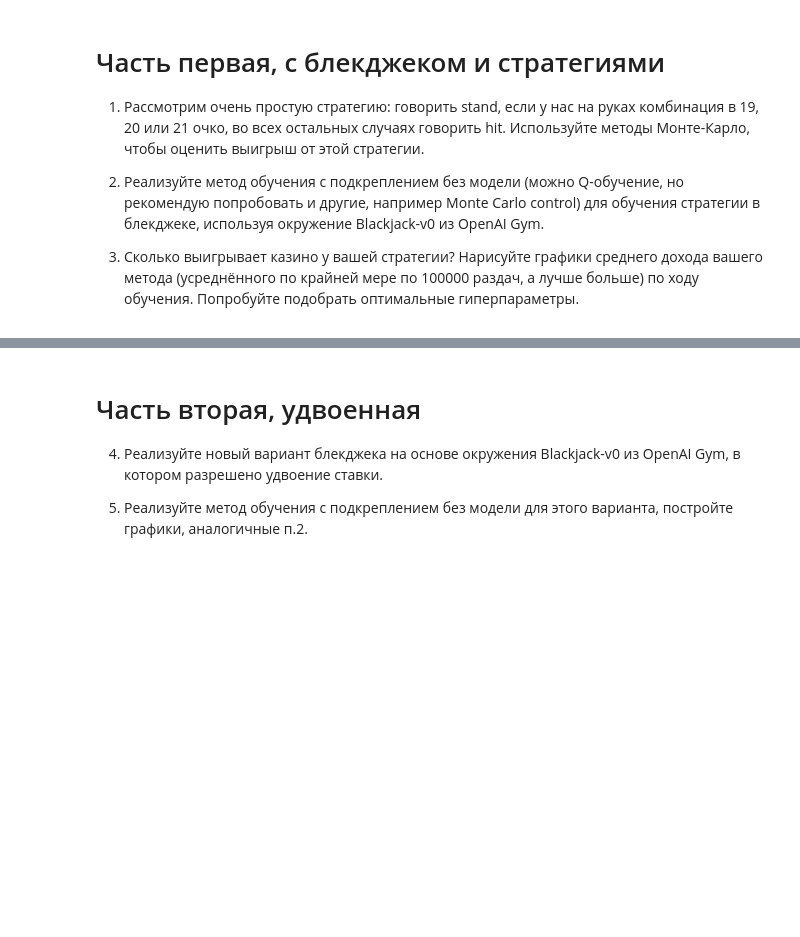
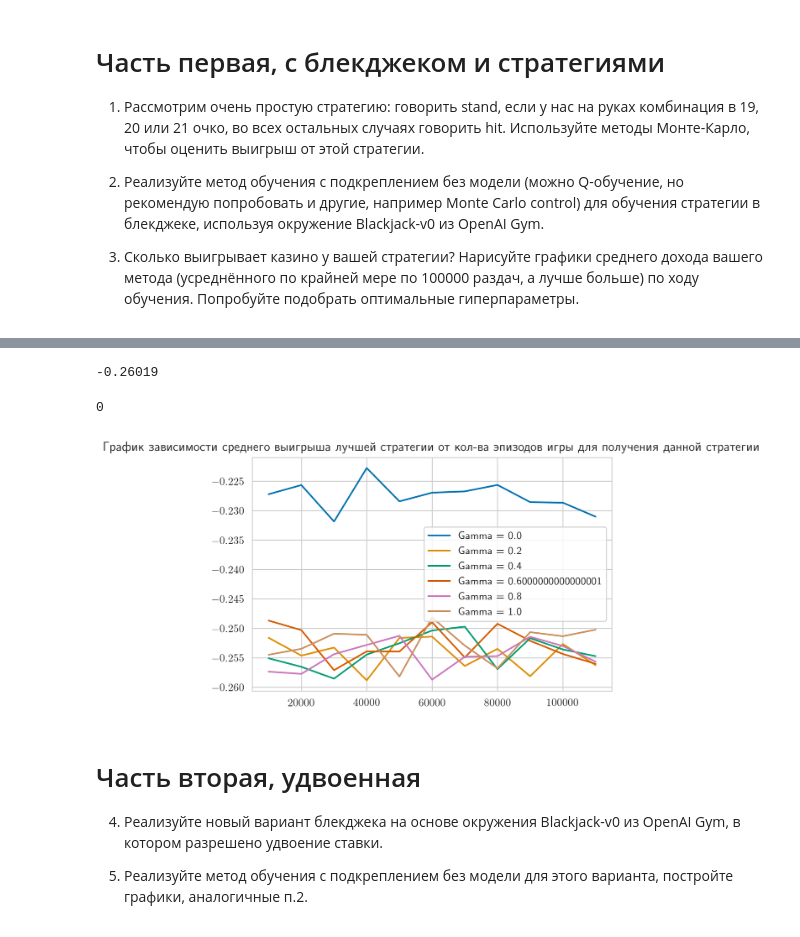
Before and after one commit to MikhailYeka/adv_rl_hws, a Jupyter notebook: hw1.ipynb, the cells around one changed output, grey strips where cells are left out. Cells and saved outputs as stored; diff of their text form; code cells hidden in the pictures; blank space fills up the shorter version.

```diff
--- a/hw1.ipynb
+++ b/hw1.ipynb
@@ -90,3 +268,58 @@ HFFG
+# %%
+_, Q_for_best_policy, best_policy, game = monte_carlo_control_estimation(
+    num_episodes=100_000, strategy=eps_greedy_strategy,
+    epsilon=0.5
+)[-1]
+# %%
+average_reward_best_strategy(best_policy, Q_for_best_policy, game)
+# %% [output]
+-0.26019
+# %%
+best_policy(env=game.env, Q=Q_for_best_policy, state=0)
+# %% [output]
+0
+# %%
+def average_reward_best_strategy(
+    strategy: callable,
+    Q: Dict[tuple, float],
+    game: GameBlackjack,
+    n_episodes: int = 100_000,
+):
+    total_rewards = 0
+    for episone in range(n_episodes):
+        res = game.play_game(strategy=strategy, silent=True, Q=Q)
+        total_rewards += res['rewards'][-1]
+    return total_rewards / n_episodes
+# %%
+#  Посмотрим, насколько хорошо выучивается алгоритм за разное количество игр
+
+gammas = list(np.arange(0., 1.2, 0.2))
+episodes = list(range(10_000, 120_000, 10_000))
+best_rewards = defaultdict(lambda: defaultdict(list))
+
+for gamma in gammas:
+    best_policies = monte_carlo_control_estimation(
+        num_episodes=episodes[-1], strategy=eps_greedy_strategy,
+        epsilon=0.5, gamma=gamma,
+    )
+    for i, n_episodes in enumerate(episodes):
+        best_rewards[gamma]['n_episodes'].append(best_policies[i][0])
+        best_rewards[gamma]['reward'].append(
+            average_reward_best_strategy(
+                Q=best_policies[i][1],
+                strategy=best_policies[i][2],
+                game=best_policies[i][3])
+        )
+# %%
+plt.title('График зависимости среднего выигрыша лучшей стратегии от кол-ва эпизодов игры для получения данной стратегии')
+for gamma in gammas:
+    plt.plot(best_rewards[gamma]['n_episodes'], best_rewards[gamma]['reward'], label=f'Gamma = {gamma}')
+# plt.xlabel('n_episodes')
+# plt.ylabel('reward')
+plt.legend()
+plt.show()
+# %% [output]
+[figure, added]
 # %% [markdown]
 # Часть вторая, удвоенная
 
```
Also changed, not shown: parts of 27 cells of this notebook.
